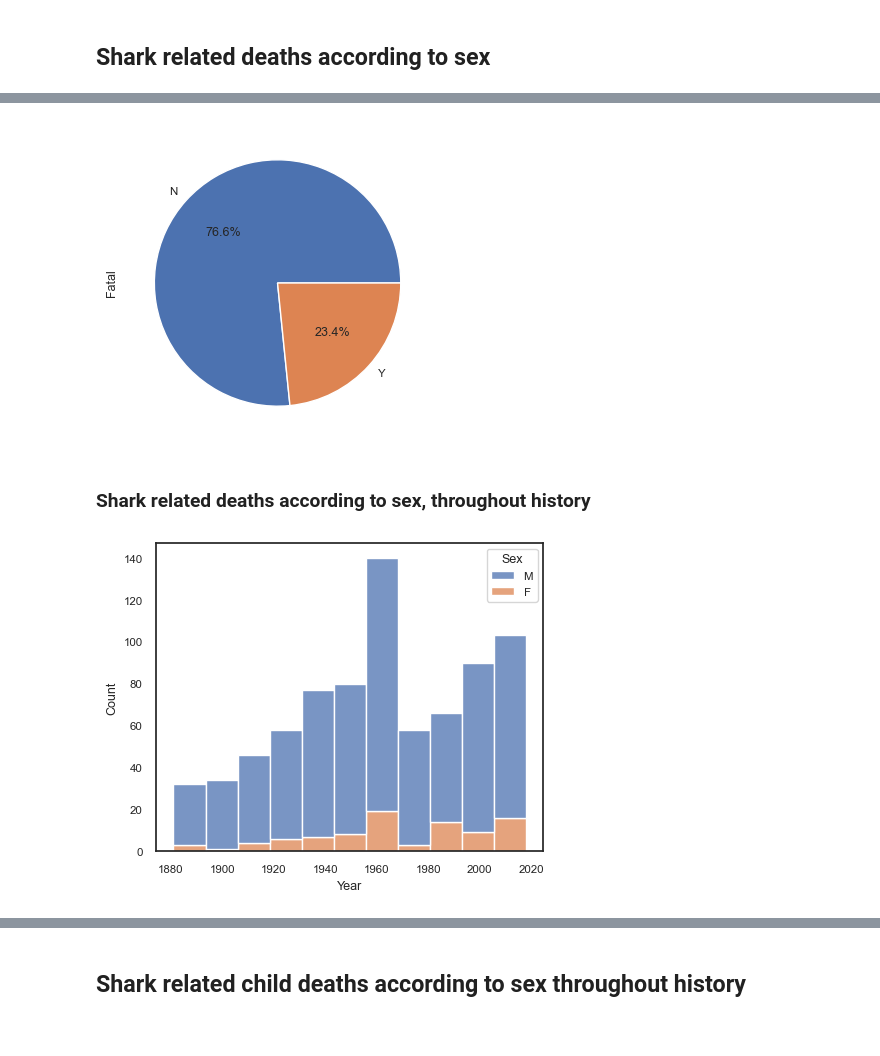
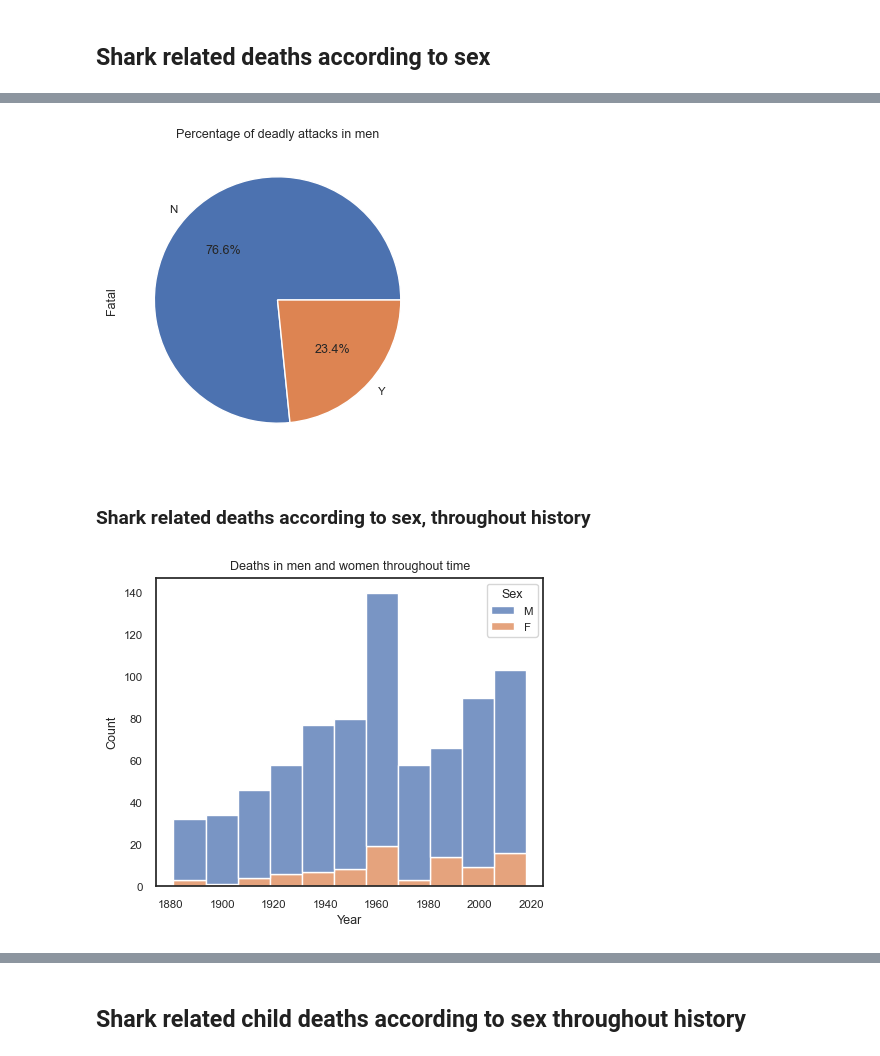
Before and after one commit to Lab-Ironhack/data-cleaning-pandas, a Jupyter notebook: src/visualization.ipynb, the cells around one changed output, grey strips where cells are left out. Cells and saved outputs as stored; diff of their text form; code cells hidden in the pictures.

```diff
--- a/src/visualization.ipynb
+++ b/src/visualization.ipynb
@@ -30,0 +43,6 @@ sex_gral.figure.savefig("../images/sex_gral.jpg", dpi=1000)
+# %%
+sns.set(rc={"figure.figsize": (5, 4)}, font_scale=0.75)
+sns.set_style("white")
+sex_gral = sns.countplot(x=df["Sex"], palette="magma")
+sex_gral.set(title="Total attacks in men and women")
+sex_gral.bar_label(sex_gral.containers[0]);
@@ -78,13 +84,13 @@ fatal_F.figure.savefig("../images/fatal_F.jpg", dpi=1000)
 # %%
-fatal_M = df_M["Fatal"].value_counts().plot.pie(autopct="%.1f%%");
-fatal_M.figure.savefig("../images/fatal_M.jpg", dpi=1000)
+fatal_Men = df_M["Fatal"].value_counts().plot.pie(autopct="%.1f%%")
+fatal_Men.set(title = "Percentage of deadly attacks in men");
 # Apparently, men die more from shark attacks than women after suffering an attack
 # %% [output]
-[figure, old version]
+[figure, new version]
 # %% [markdown]
 ### Shark related deaths according to sex, throughout history
 # %%
-fatalY_history1880 = sns.histplot(data=df_history.loc[df_history["Fatal"] == "Y"], x="Year", hue="Sex", multiple="stack");
-fatalY_history1880.figure.savefig("../images/fatalY_history1880.jpg", dpi=1000)
+fatal_Sexhistory1880 = sns.histplot(data=df_history.loc[df_history["Fatal"] == "Y"], x="Year", hue="Sex", multiple="stack");
+fatal_Sexhistory1880.set(title = "Deaths in men and women throughout time");
 # %% [output]
-[figure, old version]
+[figure, new version]
```
Also changed, not shown: parts of 21 cells of this notebook, 3 other files.
